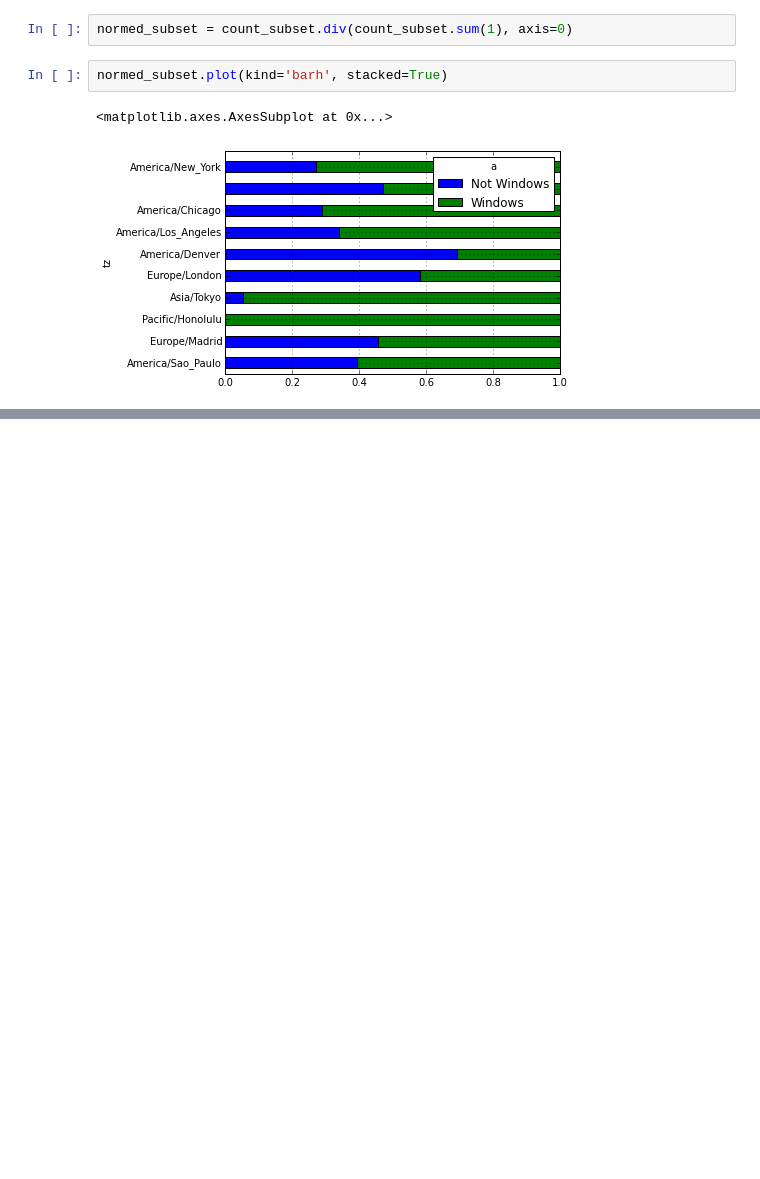
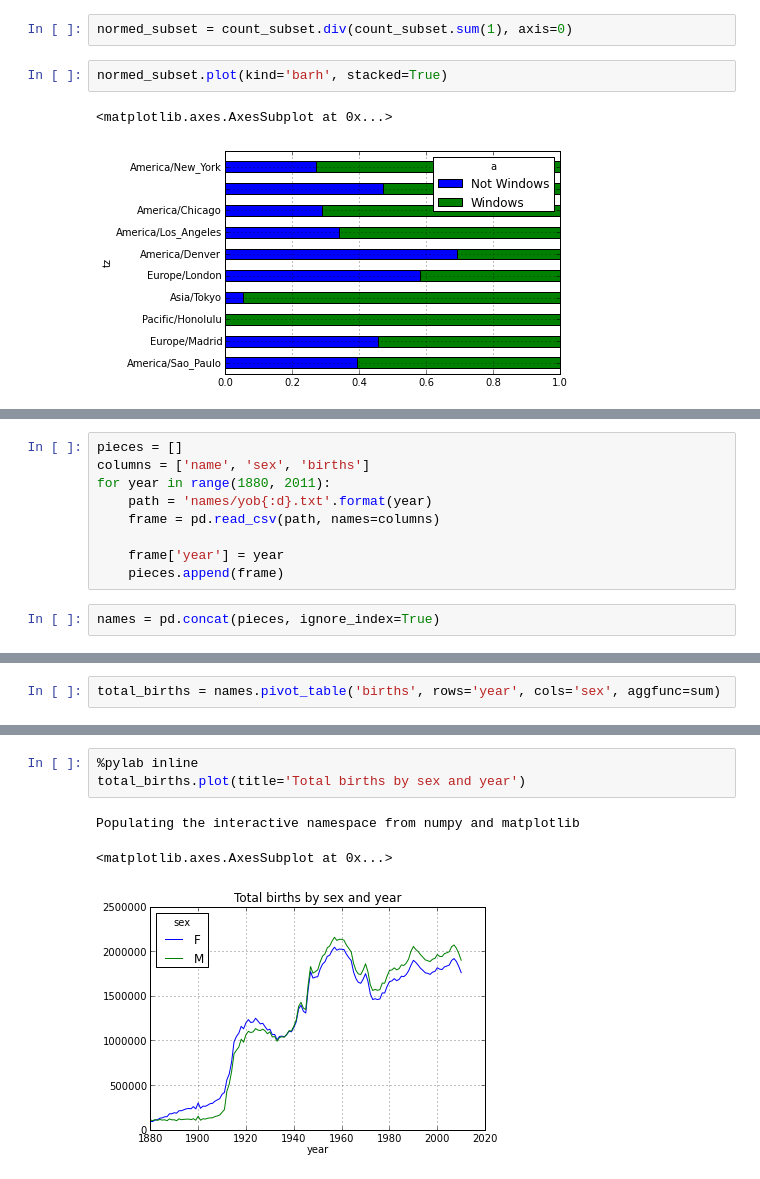
Before and after one commit to sethips/python-tutorial-slides, a Jupyter notebook: tutorial/data-process/Chp2_read_note.ipynb, the cells around one changed output, grey strips where cells are left out. Saved outputs shown, nothing was run; the diff lists cells and outputs as text; blank space fills up the shorter version.

```diff
--- a/tutorial/data-process/Chp2_read_note.ipynb
+++ b/tutorial/data-process/Chp2_read_note.ipynb
@@ -245,0 +426,11 @@ normed_subset.plot(kind='barh', stacked=True)
+# %%
+pieces = []
+columns = ['name', 'sex', 'births']
+for year in range(1880, 2011):
+    path = 'names/yob{:d}.txt'.format(year)
+    frame = pd.read_csv(path, names=columns)
+
+    frame['year'] = year
+    pieces.append(frame)
+# %%
+names = pd.concat(pieces, ignore_index=True)
@@ -245,0 +448,2 @@ normed_subset.plot(kind='barh', stacked=True)
+# %%
+total_births = names.pivot_table('births', rows='year', cols='sex', aggfunc=sum)
@@ -245,0 +460,7 @@ normed_subset.plot(kind='barh', stacked=True)
+# %%
+%pylab inline
+total_births.plot(title='Total births by sex and year')
+# %% [output]
+Populating the interactive namespace from numpy and matplotlib
+<matplotlib.axes.AxesSubplot at 0x...>
+[figure, added]
```
Also changed, not shown: parts of 34 cells of this notebook.
